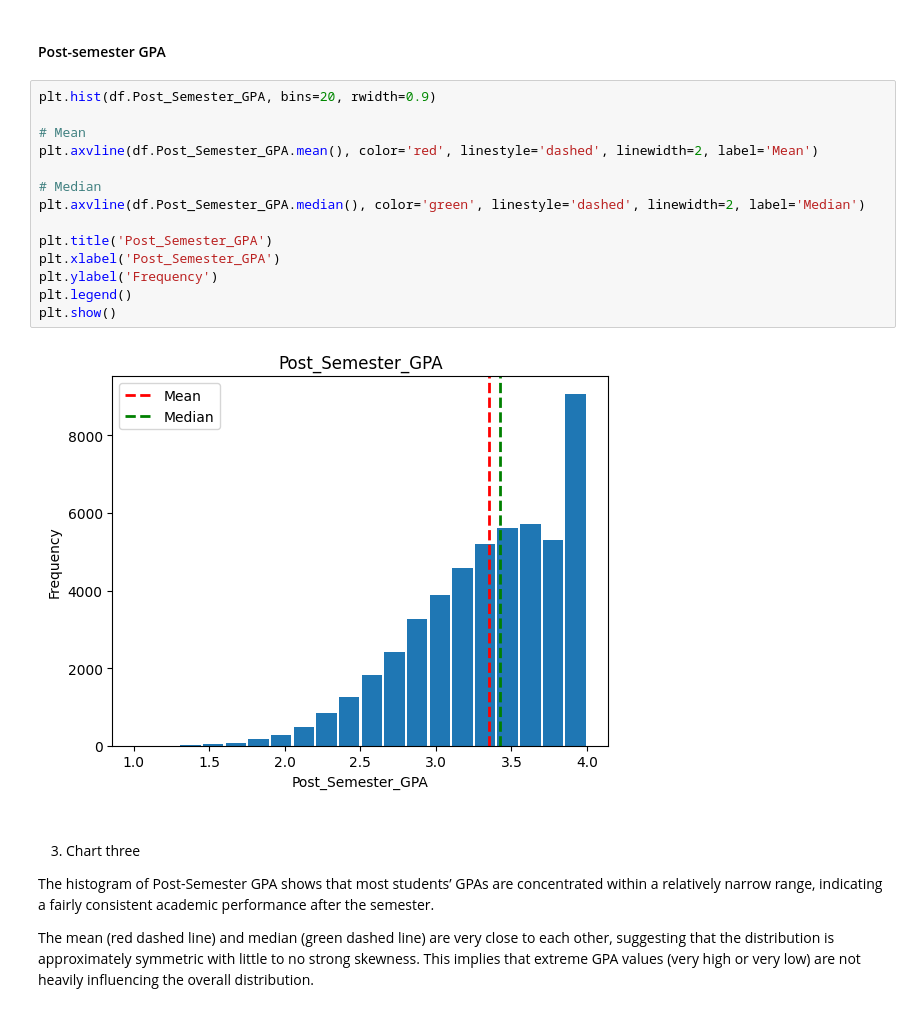
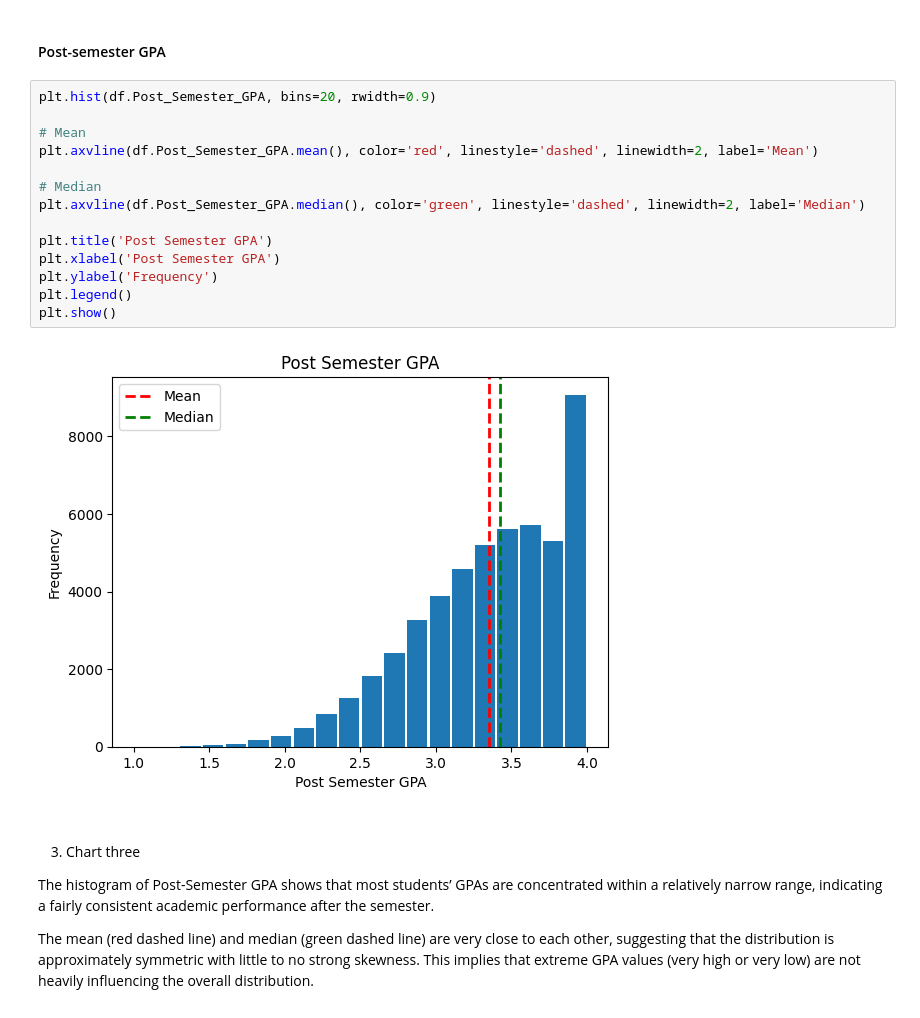
Before and after one commit to Murtazahaidari89/Impact-of-Ai-on-Students-MFR-project-data-analytics-course-, a Jupyter notebook: project.ipynb, the cells around one changed output. Drawn from its saved outputs; the diff is of its cells as text.

```diff
--- a/project.ipynb
+++ b/project.ipynb
@@ -457,19 +455,19 @@ Overall, the close alignment of mean and median suggests that Pre-Semester GPA i
 # %%
 plt.hist(df.Post_Semester_GPA, bins=20, rwidth=0.9)
 
 # Mean
 plt.axvline(df.Post_Semester_GPA.mean(), color='red', linestyle='dashed', linewidth=2, label='Mean')
 
 # Median
 plt.axvline(df.Post_Semester_GPA.median(), color='green', linestyle='dashed', linewidth=2, label='Median')
 
-plt.title('Post_Semester_GPA')
-plt.xlabel('Post_Semester_GPA')
+plt.title('Post Semester GPA')
+plt.xlabel('Post Semester GPA')
 plt.ylabel('Frequency')
 plt.legend()
 plt.show()
 # %% [output]
-[figure, old version]
+[figure, new version]
 # %% [markdown]
 #####
 3. Chart three
```
Also changed, not shown: parts of 9 cells of this notebook.
